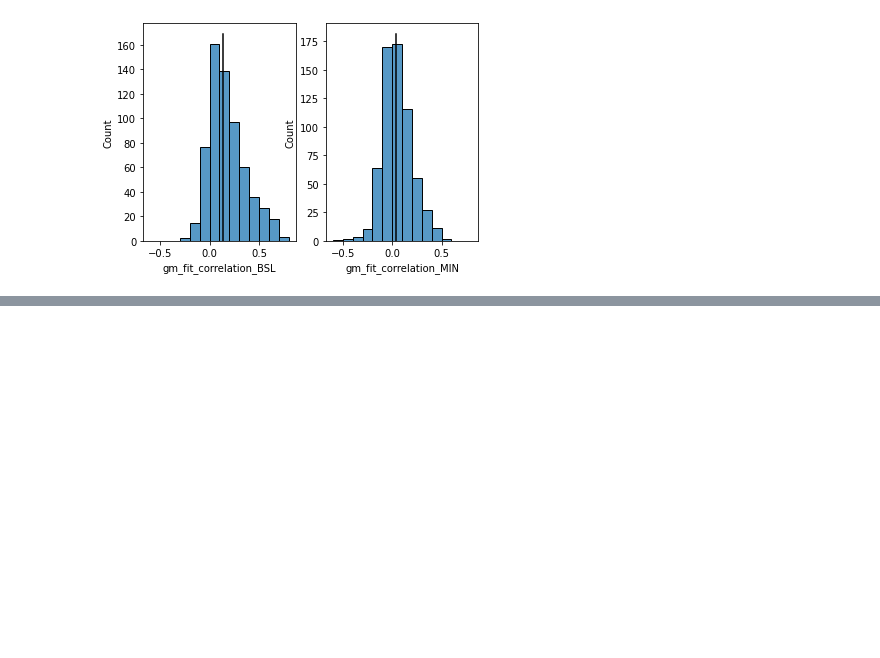
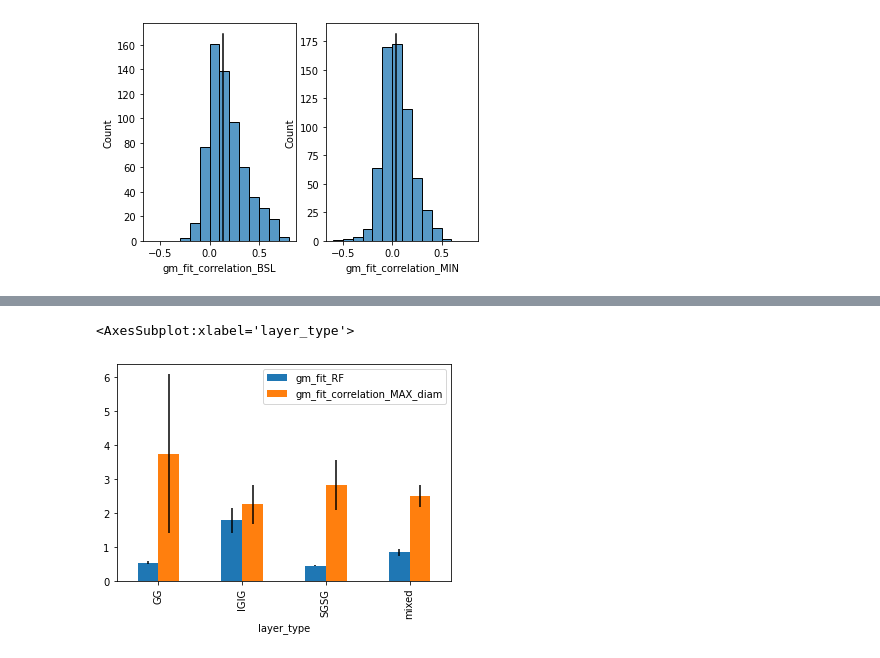
Before and after one commit to nurminenlab/variability-sizetuning-analysis, a Jupyter notebook: notebooks/correlation-notebook-2022-01-20.ipynb, the cells around one changed output, grey strips where cells are left out. Saved outputs shown, nothing was run; the diff lists cells and outputs as text; code cells hidden in the pictures; blank space fills up the shorter version.

```diff
--- a/notebooks/correlation-notebook-2022-01-20.ipynb
+++ b/notebooks/correlation-notebook-2022-01-20.ipynb
@@ -445,0 +451,6 @@ The PostScript backend does not support transparency; partially transparent arti
+# %%
+SEM = params_df.groupby('layer_type')[['gm_fit_RF','gm_fit_correlation_MAX_diam']].sem()
+params_df.groupby('layer_type')[['gm_fit_RF','gm_fit_correlation_MAX_diam']].mean().plot(kind='bar',yerr=SEM)
+# %% [output]
+<AxesSubplot:xlabel='layer_type'>
+[figure, added]
```
Also changed, not shown: parts of 9 cells of this notebook.
